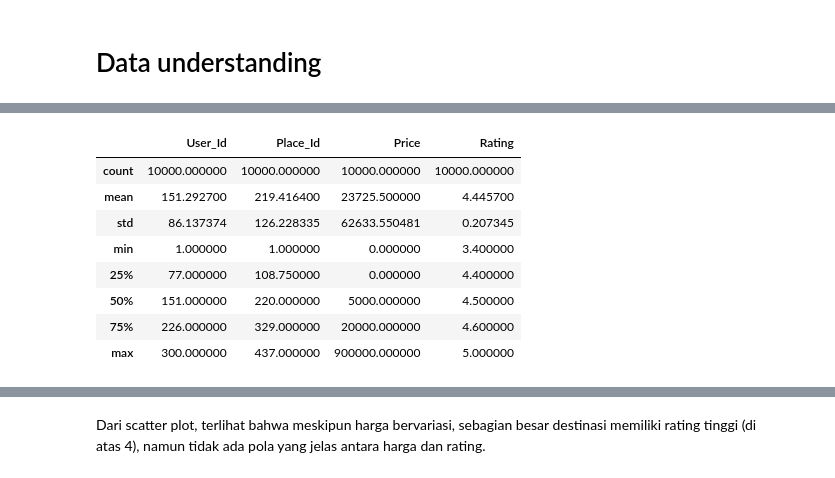
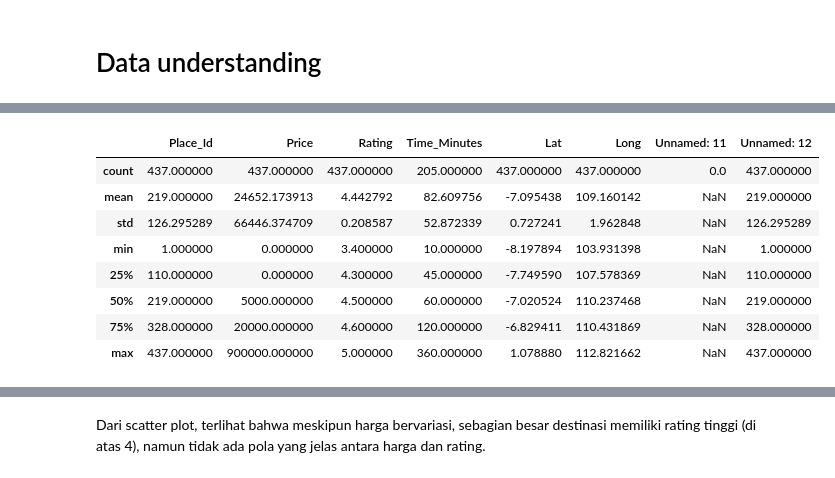
Before and after one commit to adiwira09/Dicoding-IDCamp-2024, a Jupyter notebook: Expert Level/Recommendation System/Recommendation_System.ipynb, the cells around one changed output, grey strips where cells are left out. Cells and saved outputs as stored; diff of their text form; code cells hidden in the pictures.

```diff
--- a/Expert Level/Recommendation System/Recommendation_System.ipynb
+++ b/Expert Level/Recommendation System/Recommendation_System.ipynb
@@ -128,12 +171,12 @@ memory usage: 625.1+ KB
 # %%
-df.describe()
+tourism.describe()
 # %% [output]
-|  | User_Id | Place_Id | Price | Rating |
-| count | 10000.000000 | 10000.000000 | 10000.000000 | 10000.000000 |
-| mean | 151.292700 | 219.416400 | 23725.500000 | 4.445700 |
-| std | 86.137374 | 126.228335 | 62633.550481 | 0.207345 |
-| min | 1.000000 | 1.000000 | 0.000000 | 3.400000 |
-| 25% | 77.000000 | 108.750000 | 0.000000 | 4.400000 |
-| 50% | 151.000000 | 220.000000 | 5000.000000 | 4.500000 |
-| 75% | 226.000000 | 329.000000 | 20000.000000 | 4.600000 |
-| max | 300.000000 | 437.000000 | 900000.000000 | 5.000000 |
+|  | Place_Id | Price | Rating | Time_Minutes | Lat | Long | Unnamed: 11 | Unnamed: 12 |
+| count | 437.000000 | 437.000000 | 437.000000 | 205.000000 | 437.000000 | 437.000000 | 0.0 | 437.000000 |
+| mean | 219.000000 | 24652.173913 | 4.442792 | 82.609756 | -7.095438 | 109.160142 | NaN | 219.000000 |
+| std | 126.295289 | 66446.374709 | 0.208587 | 52.872339 | 0.727241 | 1.962848 | NaN | 126.295289 |
+| min | 1.000000 | 0.000000 | 3.400000 | 10.000000 | -8.197894 | 103.931398 | NaN | 1.000000 |
+| 25% | 110.000000 | 0.000000 | 4.300000 | 45.000000 | -7.749590 | 107.578369 | NaN | 110.000000 |
+| 50% | 219.000000 | 5000.000000 | 4.500000 | 60.000000 | -7.020524 | 110.237468 | NaN | 219.000000 |
+| 75% | 328.000000 | 20000.000000 | 4.600000 | 120.000000 | -6.829411 | 110.431869 | NaN | 328.000000 |
+| max | 437.000000 | 900000.000000 | 5.000000 | 360.000000 | 1.078880 | 112.821662 | NaN | 437.000000 |
```
Also changed, not shown: parts of 51 cells of this notebook, 1 other file.
